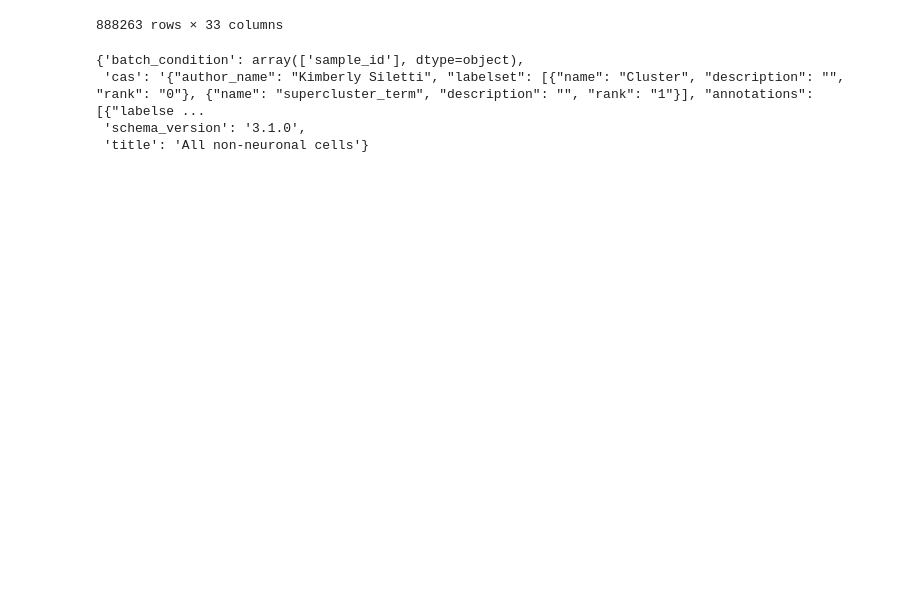
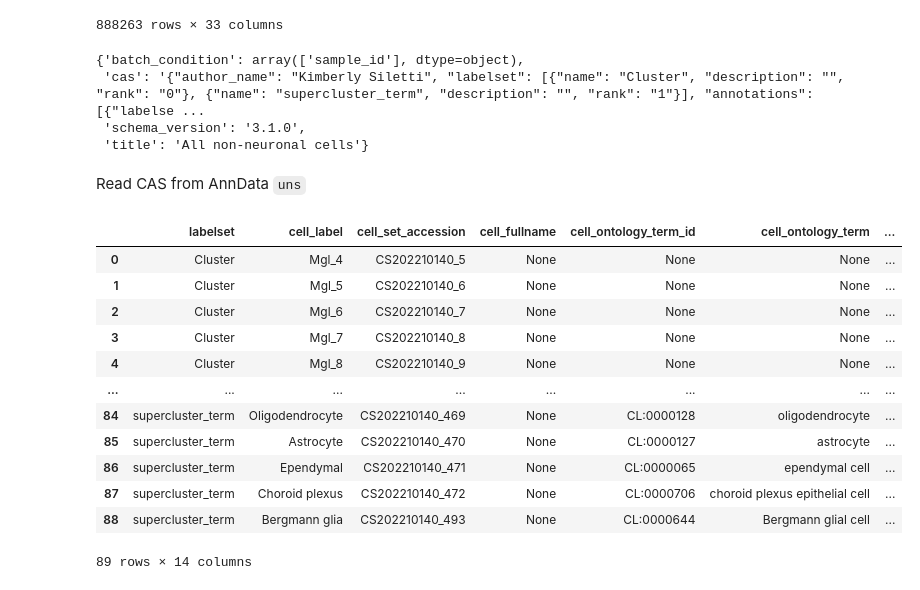
Before and after one commit to cellannotation/cas-tools, a Jupyter notebook: notebooks/test_merge.ipynb, the cells around one changed output. Saved outputs shown, nothing was run; the diff lists cells and outputs as text; code cells hidden in the pictures; blank space fills up the shorter version.

Commit message:
merge combined with uns reading

```diff
--- a/notebooks/test_merge.ipynb
+++ b/notebooks/test_merge.ipynb
@@ -64,3 +64,23 @@ anndata_merged.uns
  'cas': '{"author_name": "Kimberly Siletti", "labelset": [{"name": "Cluster", "description": "", "rank": "0"}, {"name": "supercluster_term", "description": "", "rank": "1"}], "annotations": [{"labelse ...
  'schema_version': '3.1.0',
  'title': 'All non-neuronal cells'}
+# %% [markdown]
+Read CAS from AnnData `uns`
+# %%
+cas_read = read_cas_from_anndata("./merged.h5ad")
+df = cas_read.get_all_annotations()
+df
+# %% [output]
+|  | labelset | cell_label | cell_set_accession | cell_fullname | cell_ontology_term_id | cell_ontology_term | ... |
+| 0 | Cluster | Mgl_4 | CS202210140_5 | None | None | None | ... |
+| 1 | Cluster | Mgl_5 | CS202210140_6 | None | None | None | ... |
+| 2 | Cluster | Mgl_6 | CS202210140_7 | None | None | None | ... |
+| 3 | Cluster | Mgl_7 | CS202210140_8 | None | None | None | ... |
+| 4 | Cluster | Mgl_8 | CS202210140_9 | None | None | None | ... |
+| ... | ... | ... | ... | ... | ... | ... | ... |
+| 84 | supercluster_term | Oligodendrocyte | CS202210140_469 | None | CL:0000128 | oligodendrocyte | ... |
+| 85 | supercluster_term | Astrocyte | CS202210140_470 | None | CL:0000127 | astrocyte | ... |
+| 86 | supercluster_term | Ependymal | CS202210140_471 | None | CL:0000065 | ependymal cell | ... |
+| 87 | supercluster_term | Choroid plexus | CS202210140_472 | None | CL:0000706 | choroid plexus epithelial cell | ... |
+| 88 | supercluster_term | Bergmann glia | CS202210140_493 | None | CL:0000644 | Bergmann glial cell | ... |
+89 rows × 14 columns
```
Also changed, not shown: parts of 1 cell of this notebook.
